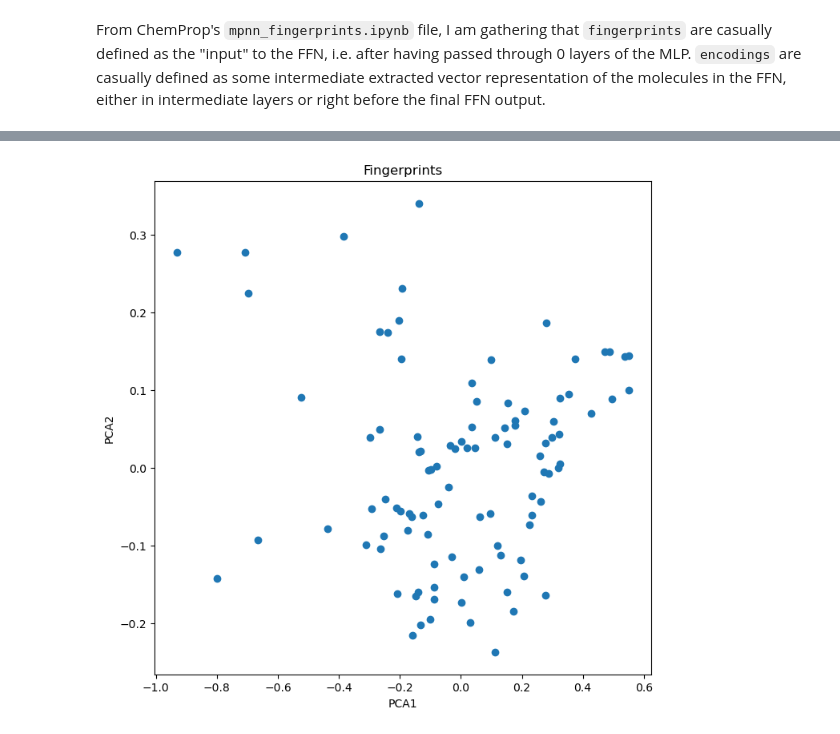
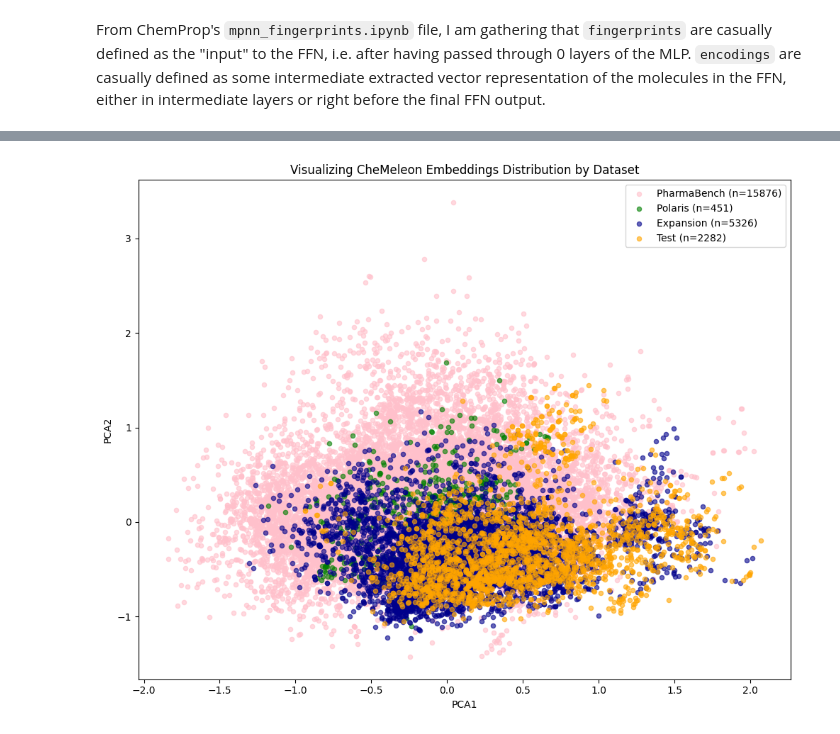
Before and after one commit to shrika-eddula/OpenADMET, a Jupyter notebook: data/data_cleaning/visualize_dataset.ipynb, the cells around one changed output, grey strips where cells are left out. Cells and saved outputs as stored; diff of their text form; code cells hidden in the pictures.

Commit message:
Visualize data distribution

```diff
--- a/data/data_cleaning/visualize_dataset.ipynb
+++ b/data/data_cleaning/visualize_dataset.ipynb
@@ -51,0 +29,2 @@ molwt
+# %%
+df["Molecular Weight"] = df.apply(lambda row: Descriptors.MolWt(Chem.MolFromSmiles(row["SMILES"])), axis=1)
@@ -62,5 +128,8 @@ from pathlib import Path
 
 from chemprop import data, featurizers, models
 # %%
-with open("../../representations/combined_data_with_chemeleon_fingerprints.pkl", "rb") as file:
+with open("../../representations/datafiles/combined_data_with_chemeleon_fingerprints.pkl", "rb") as file:
     df = pickle.load(file)
+
+with open("../../representations/expansion_data_test_blinded_chemeleon_fingerprints.pkl", "rb") as file:
+    df_test = pickle.load(file)
@@ -75,16 +145,64 @@ np.save("../../representations/chemeleon_fingerprints1.npy", arr)
+# %%
+def relabel_test_rows(row):
+    return "TEST" + row['Molecule Name']
+
+df_test["Molecule Name"] = df_test.apply(lambda row: relabel_test_rows(row), axis=1)
+# %%
+df = pd.concat([df, df_test])
 # %%
-fingerprints = fingerprints.detach()
+fingerprints = df["CheMeleon Fingerprint"]
+
+# Convert Series of arrays/tensors to a 2D numpy array
+# Handle both numpy arrays and PyTorch tensors
+fingerprint_list = []
+for fp in fingerprints:
+    # If it's a PyTorch tensor, convert to numpy
+    if hasattr(fp, 'detach'):
+        fp = fp.detach().cpu().numpy()
+    # If it's already numpy, use as is
+    elif hasattr(fp, 'numpy'):
+        fp = fp.numpy()
+    fingerprint_list.append(fp)
+
+# Stack into 2D array: (n_samples, n_features)
+fingerprints_array = np.stack(fingerprint_list)
 
 pca = PCA(n_components=2)
 
-principalComponents = pca.fit_transform(fingerprints)
+principalComponents = pca.fit_transform(fingerprints_array)
 
-fig = plt.figure(figsize=(8, 8))
+# Create dataset conditions
+expansion = df["Molecule Name"].str[:2] == "E-"
+polaris = df["Molecule Name"].str[:2] == "AS"
+pharmabench = df["Molecule Name"].str[:2] == "PB"
+test = df["Molecule Name"].str[:2] == "TE"
+
+# Color mapping for each dataset
+colors = {
+    "Expansion": "darkblue",
+    "Polaris": "green",
+    "PharmaBench": "pink",
+    "Test": "orange"
+}
+
+fig = plt.figure(figsize=(10, 8))
 ax = fig.add_subplot(1, 1, 1)
-ax.set_title("Fingerprints")
+ax.set_title("Visualizing CheMeleon Embeddings Distribution by Dataset")
 ax.set_xlabel('PCA1'); ax.set_ylabel('PCA2')
 
-ax.scatter(principalComponents[:, 0], principalComponents[:, 1])
+# Plot each dataset with different colors
+ax.scatter(principalComponents[pharmabench, 0], principalComponents[pharmabench, 1],
+           c=colors["PharmaBench"], label=f"PharmaBench (n={pharmabench.sum()})", alpha=0.6, s=20)
+ax.scatter(principalComponents[polaris, 0], principalComponents[polaris, 1],
+           c=colors["Polaris"], label=f"Polaris (n={polaris.sum()})", alpha=0.6, s=20)
+ax.scatter(principalComponents[expansion, 0], principalComponents[expansion, 1],
+           c=colors["Expansion"], label=f"Expansion (n={expansion.sum()})", alpha=0.6, s=20)
+ax.scatter(principalComponents[test, 0], principalComponents[test, 1],
+           c=colors["Test"], label=f"Test (n={test.sum()})", alpha=0.6, s=20)
+
+
+ax.legend()
+plt.tight_layout()
 plt.show()
 # %% [output]
-[figure, old version]
+[figure, new version]
```
Also changed, not shown: parts of 15 cells of this notebook, 4 other files.
